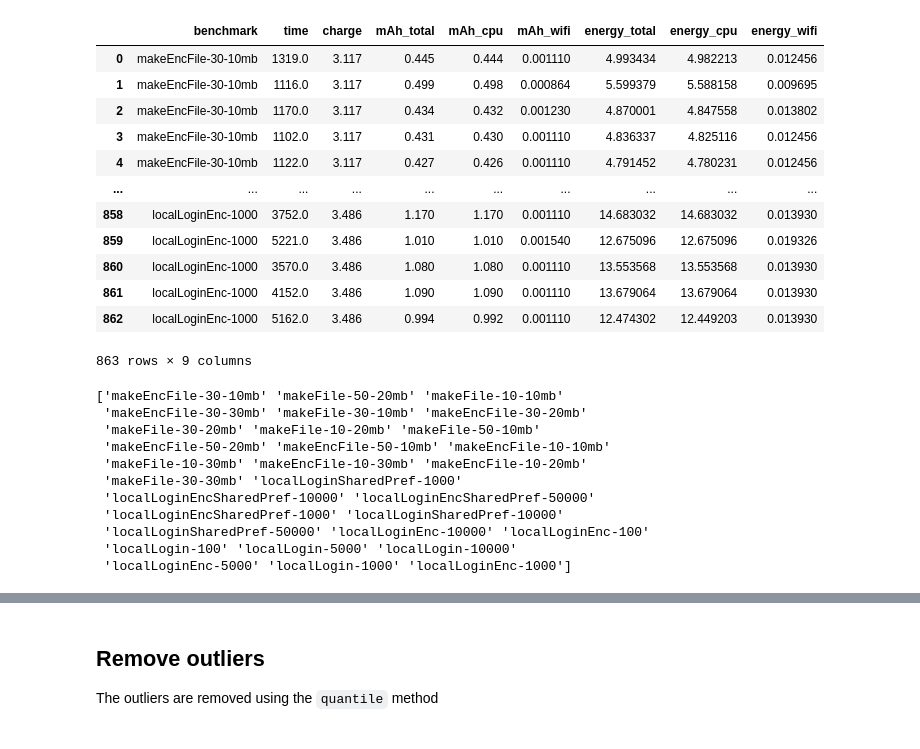
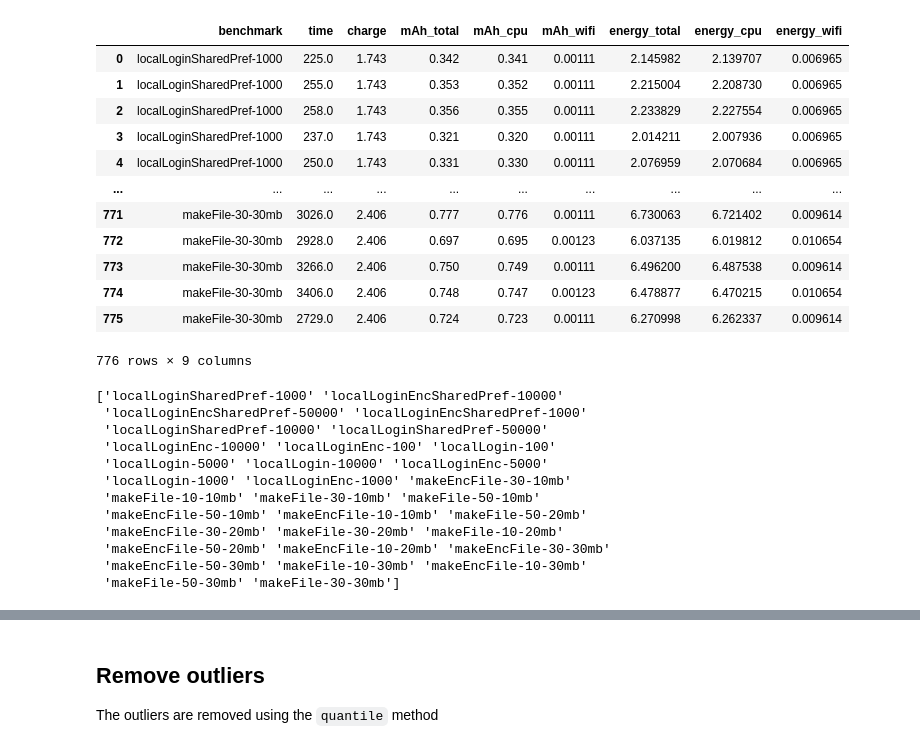
Before and after one commit to greenstamp-project/seeas-stats, a Jupyter notebook: stats.ipynb, the cells around one changed output, grey strips where cells are left out. Drawn from its saved outputs; the diff is of its cells as text; code cells hidden in the pictures.

```diff
--- a/stats.ipynb
+++ b/stats.ipynb
@@ -7,63 +7,65 @@ import matplotlib.pyplot as plt
 sns.set_theme(style="whitegrid")
 sns.set_context('paper')
 # %%
-df = pd.read_csv('final.csv')
+df = pd.read_csv('new_final.csv')
 display(df)
 
 benchmarks = df['benchmark'].unique()
 print(benchmarks)
 comparable = {
-    # # shared preferences login benchmarks
-    'localLoginSharedPref-1000': ['localLoginEncSharedPref-1000'],
-    'localLoginSharedPref-10000': ['localLoginEncSharedPref-10000'],
-    'localLoginSharedPref-50000': ['localLoginEncSharedPref-50000'],
+    # # # shared preferences login benchmarks
+    # 'localLoginSharedPref-1000': ['localLoginEncSharedPref-1000'],
+    # 'localLoginSharedPref-10000': ['localLoginEncSharedPref-10000'],
+    # 'localLoginSharedPref-50000': ['localLoginEncSharedPref-50000'],
 
-    # # file login benchmarks
-    'localLogin-100': ['localLoginEnc-100'],
-    'localLogin-1000': ['localLoginEnc-1000'],
-    'localLogin-5000': ['localLoginEnc-5000'],
-    'localLogin-10000': ['localLoginEnc-10000'],
+    # # # file login benchmarks
+    # 'localLogin-100': ['localLoginEnc-100'],
+    # 'localLogin-1000': ['localLoginEnc-1000'],
+    # 'localLogin-5000': ['localLoginEnc-5000'],
+    # 'localLogin-10000': ['localLoginEnc-10000'],
 
-    # file creation benchmarks
+    # # file creation benchmarks
     'makeFile-10-10mb': ['makeEncFile-10-10mb'],
     'makeFile-30-10mb': ['makeEncFile-30-10mb'],
     'makeFile-50-10mb': ['makeEncFile-50-10mb'],
 
     'makeFile-10-20mb': ['makeEncFile-10-20mb'],
     'makeFile-30-20mb': ['makeEncFile-30-20mb'],
     'makeFile-50-20mb': ['makeEncFile-50-20mb'],
 
     'makeFile-10-30mb': ['makeEncFile-10-30mb'],
-    'makeFile-30-30mb': ['makeEncFile-30-30mb']
+    'makeFile-30-30mb': ['makeEncFile-30-30mb'],
+    'makeFile-50-30mb': ['makeEncFile-50-30mb']
 }
 
 DATA_COLUMN = 'energy_total'
 p_threshold = 0.05
 # %% [output]
 |  | benchmark | time | charge | mAh_total | mAh_cpu | mAh_wifi | energy_total | energy_cpu | energy_wifi |
-| 0 | makeEncFile-30-10mb | 1319.0 | 3.117 | 0.445 | 0.444 | 0.001110 | 4.993434 | 4.982213 | 0.012456 |
-| 1 | makeEncFile-30-10mb | 1116.0 | 3.117 | 0.499 | 0.498 | 0.000864 | 5.599379 | 5.588158 | 0.009695 |
-| 2 | makeEncFile-30-10mb | 1170.0 | 3.117 | 0.434 | 0.432 | 0.001230 | 4.870001 | 4.847558 | 0.013802 |
-| 3 | makeEncFile-30-10mb | 1102.0 | 3.117 | 0.431 | 0.430 | 0.001110 | 4.836337 | 4.825116 | 0.012456 |
-| 4 | makeEncFile-30-10mb | 1122.0 | 3.117 | 0.427 | 0.426 | 0.001110 | 4.791452 | 4.780231 | 0.012456 |
+| 0 | localLoginSharedPref-1000 | 225.0 | 1.743 | 0.342 | 0.341 | 0.00111 | 2.145982 | 2.139707 | 0.006965 |
+| 1 | localLoginSharedPref-1000 | 255.0 | 1.743 | 0.353 | 0.352 | 0.00111 | 2.215004 | 2.208730 | 0.006965 |
+| 2 | localLoginSharedPref-1000 | 258.0 | 1.743 | 0.356 | 0.355 | 0.00111 | 2.233829 | 2.227554 | 0.006965 |
+| 3 | localLoginSharedPref-1000 | 237.0 | 1.743 | 0.321 | 0.320 | 0.00111 | 2.014211 | 2.007936 | 0.006965 |
+| 4 | localLoginSharedPref-1000 | 250.0 | 1.743 | 0.331 | 0.330 | 0.00111 | 2.076959 | 2.070684 | 0.006965 |
 | ... | ... | ... | ... | ... | ... | ... | ... | ... | ... |
-| 858 | localLoginEnc-1000 | 3752.0 | 3.486 | 1.170 | 1.170 | 0.001110 | 14.683032 | 14.683032 | 0.013930 |
-| 859 | localLoginEnc-1000 | 5221.0 | 3.486 | 1.010 | 1.010 | 0.001540 | 12.675096 | 12.675096 | 0.019326 |
-| 860 | localLoginEnc-1000 | 3570.0 | 3.486 | 1.080 | 1.080 | 0.001110 | 13.553568 | 13.553568 | 0.013930 |
-| 861 | localLoginEnc-1000 | 4152.0 | 3.486 | 1.090 | 1.090 | 0.001110 | 13.679064 | 13.679064 | 0.013930 |
-| 862 | localLoginEnc-1000 | 5162.0 | 3.486 | 0.994 | 0.992 | 0.001110 | 12.474302 | 12.449203 | 0.013930 |
+| 771 | makeFile-30-30mb | 3026.0 | 2.406 | 0.777 | 0.776 | 0.00111 | 6.730063 | 6.721402 | 0.009614 |
+| 772 | makeFile-30-30mb | 2928.0 | 2.406 | 0.697 | 0.695 | 0.00123 | 6.037135 | 6.019812 | 0.010654 |
+| 773 | makeFile-30-30mb | 3266.0 | 2.406 | 0.750 | 0.749 | 0.00111 | 6.496200 | 6.487538 | 0.009614 |
+| 774 | makeFile-30-30mb | 3406.0 | 2.406 | 0.748 | 0.747 | 0.00123 | 6.478877 | 6.470215 | 0.010654 |
+| 775 | makeFile-30-30mb | 2729.0 | 2.406 | 0.724 | 0.723 | 0.00111 | 6.270998 | 6.262337 | 0.009614 |
-863 rows × 9 columns
+776 rows × 9 columns
-['makeEncFile-30-10mb' 'makeFile-50-20mb' 'makeFile-10-10mb'
- 'makeEncFile-30-30mb' 'makeFile-30-10mb' 'makeEncFile-30-20mb'
- 'makeFile-30-20mb' 'makeFile-10-20mb' 'makeFile-50-10mb'
- 'makeEncFile-50-20mb' 'makeEncFile-50-10mb' 'makeEncFile-10-10mb'
- 'makeFile-10-30mb' 'makeEncFile-10-30mb' 'makeEncFile-10-20mb'
- 'makeFile-30-30mb' 'localLoginSharedPref-1000'
- 'localLoginEncSharedPref-10000' 'localLoginEncSharedPref-50000'
- 'localLoginEncSharedPref-1000' 'localLoginSharedPref-10000'
- 'localLoginSharedPref-50000' 'localLoginEnc-10000' 'localLoginEnc-100'
- 'localLogin-100' 'localLogin-5000' 'localLogin-10000'
- 'localLoginEnc-5000' 'localLogin-1000' 'localLoginEnc-1000']
+['localLoginSharedPref-1000' 'localLoginEncSharedPref-10000'
+ 'localLoginEncSharedPref-50000' 'localLoginEncSharedPref-1000'
+ 'localLoginSharedPref-10000' 'localLoginSharedPref-50000'
+ 'localLoginEnc-10000' 'localLoginEnc-100' 'localLogin-100'
+ 'localLogin-5000' 'localLogin-10000' 'localLoginEnc-5000'
+ 'localLogin-1000' 'localLoginEnc-1000' 'makeEncFile-30-10mb'
+ 'makeFile-10-10mb' 'makeFile-30-10mb' 'makeFile-50-10mb'
+ 'makeEncFile-50-10mb' 'makeEncFile-10-10mb' 'makeFile-50-20mb'
+ 'makeEncFile-30-20mb' 'makeFile-30-20mb' 'makeFile-10-20mb'
+ 'makeEncFile-50-20mb' 'makeEncFile-10-20mb' 'makeEncFile-30-30mb'
+ 'makeEncFile-50-30mb' 'makeFile-10-30mb' 'makeEncFile-10-30mb'
+ 'makeFile-50-30mb' 'makeFile-30-30mb']
 # %%
 for key, values in comparable.items():
     data = df[df['benchmark'].isin([key, *values])]
```
Also changed, not shown: parts of 11 cells of this notebook, 2 other files.
